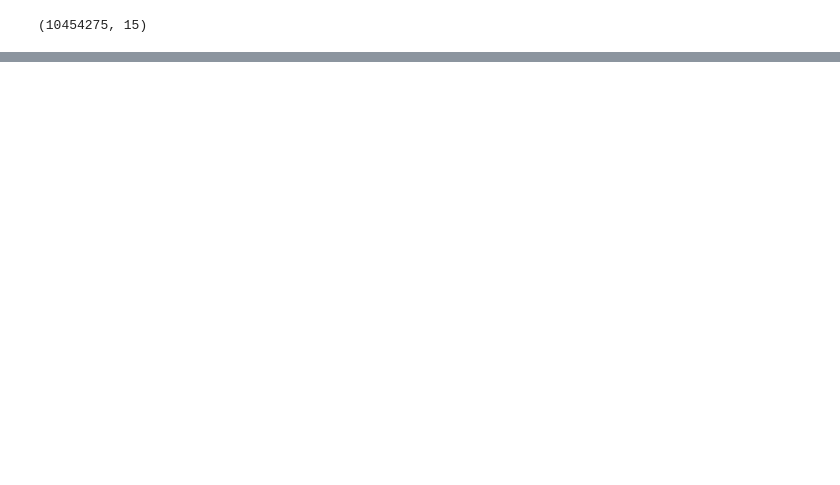
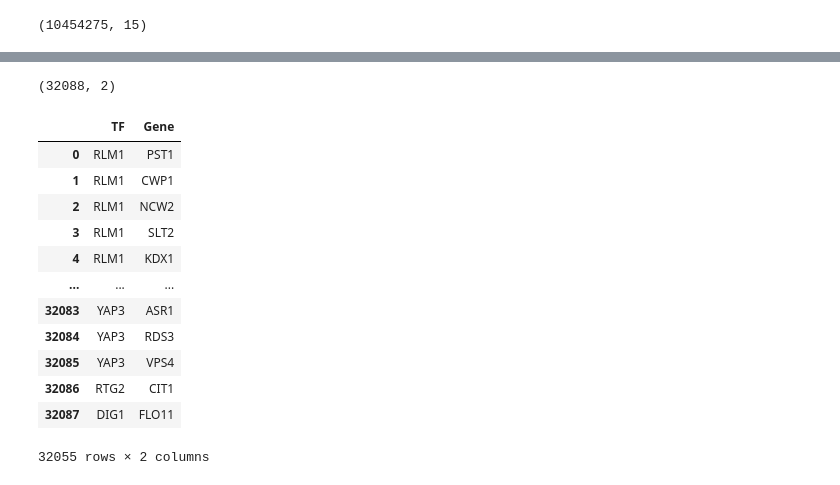
Before and after one commit to moqri/gene-regulatory-network, a Jupyter notebook: Yeast_TF_Network.ipynb, the cells around one changed output, grey strips where cells are left out. Saved outputs shown, nothing was run; the diff lists cells and outputs as text; code cells hidden in the pictures; blank space fills up the shorter version.

```diff
--- a/Yeast_TF_Network.ipynb
+++ b/Yeast_TF_Network.ipynb
@@ -86,0 +93,23 @@ df[df.TF=='TEC1']
+# %%
+TF_df=pd.read_table('TF_binding.tsv',sep=';',header=None)
+TF_df.shape
+# %% [output]
+(32088, 2)
+# %%
+TF_df.columns=['TF','Gene']
+TF_df=TF_df[TF_df.TF!=TF_df.Gene]
+TF_df
+# %% [output]
+|  | TF | Gene |
+| 0 | RLM1 | PST1 |
+| 1 | RLM1 | CWP1 |
+| 2 | RLM1 | NCW2 |
+| 3 | RLM1 | SLT2 |
+| 4 | RLM1 | KDX1 |
+| ... | ... | ... |
+| 32083 | YAP3 | ASR1 |
+| 32084 | YAP3 | RDS3 |
+| 32085 | YAP3 | VPS4 |
+| 32086 | RTG2 | CIT1 |
+| 32087 | DIG1 | FLO11 |
+32055 rows × 2 columns
```
Also changed, not shown: parts of 14 cells of this notebook.
